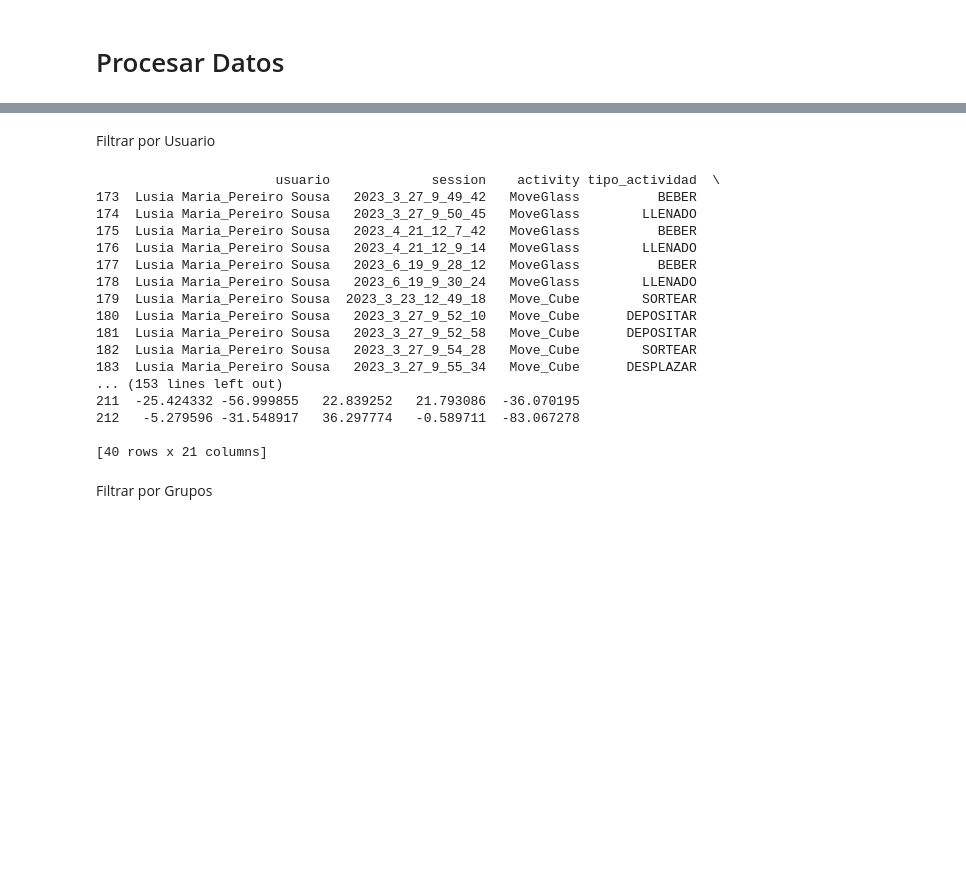
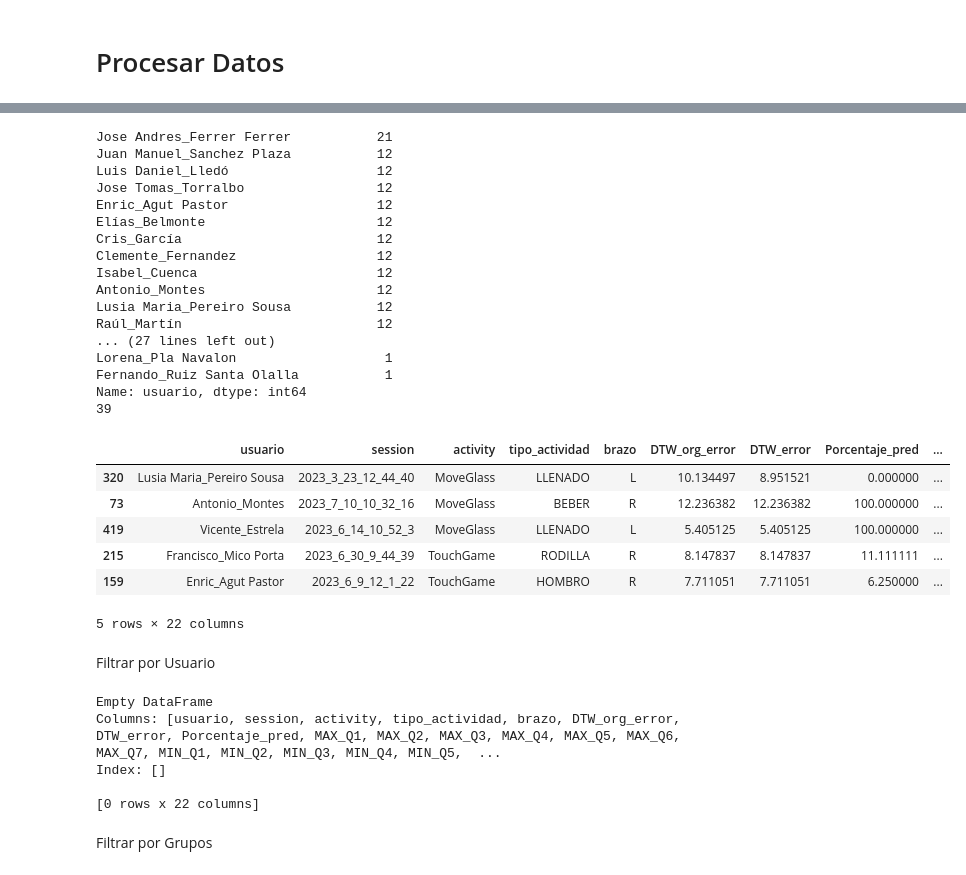
Before and after one commit to RaulMB94/rai_exp_2023_sivarita, a Jupyter notebook: rai_exp_2023_sivarita.ipynb, the cells around one changed output, grey strips where cells are left out. Saved outputs shown, nothing was run; the diff lists cells and outputs as text; code cells hidden in the pictures; blank space fills up the shorter version.

```diff
--- a/rai_exp_2023_sivarita.ipynb
+++ b/rai_exp_2023_sivarita.ipynb
@@ -141,26 +131,50 @@ df_params.sample(5)
+# %%
+#Filtrar por cantidad de actividades
+conteo_nombres = df_params['usuario'].value_counts()
+print(conteo_nombres)
+# Filtra los usuarios que se repiten más de una vez
+usuarios_a_mantener = conteo_nombres[conteo_nombres > 1].index
+print(len(usuarios_a_mantener))
+# Crea un nuevo DataFrame con solo los usuarios que se repiten más de una vez
+df_params = df_params[df_params['usuario'].isin(usuarios_a_mantener)]
+
+df_params.sample(5)
+# %% [output]
+Jose Andres_Ferrer Ferrer           21
+Juan Manuel_Sanchez Plaza           12
+Luis Daniel_Lledó                   12
+Jose Tomas_Torralbo                 12
+Enric_Agut Pastor                   12
+Elías_Belmonte                      12
+Cris_García                         12
+Clemente_Fernandez                  12
+Isabel_Cuenca                       12
+Antonio_Montes                      12
+Lusia Maria_Pereiro Sousa           12
+Raúl_Martín                         12
+... (27 lines left out)
+Lorena_Pla Navalon                   1
+Fernando_Ruiz Santa Olalla           1
+Name: usuario, dtype: int64
+39
+|  | usuario | session | activity | tipo_actividad | brazo | DTW_org_error | DTW_error | Porcentaje_pred | ... |
+| 320 | Lusia Maria_Pereiro Sousa | 2023_3_23_12_44_40 | MoveGlass | LLENADO | L | 10.134497 | 8.951521 | 0.000000 | ... |
+| 73 | Antonio_Montes | 2023_7_10_10_32_16 | MoveGlass | BEBER | R | 12.236382 | 12.236382 | 100.000000 | ... |
+| 419 | Vicente_Estrela | 2023_6_14_10_52_3 | MoveGlass | LLENADO | L | 5.405125 | 5.405125 | 100.000000 | ... |
+| 215 | Francisco_Mico Porta | 2023_6_30_9_44_39 | TouchGame | RODILLA | R | 8.147837 | 8.147837 | 11.111111 | ... |
+| 159 | Enric_Agut Pastor | 2023_6_9_12_1_22 | TouchGame | HOMBRO | R | 7.711051 | 7.711051 | 6.250000 | ... |
+5 rows × 22 columns
 # %% [markdown]
 Filtrar por Usuario
 # %%
-df_user = df_params[df_params['usuario'] == 'Lusia Maria_Pereiro Sousa']
+df_user = df_params[df_params['usuario'] == 'Maria Soledad_Miranda Rosado']
 print(df_user)
 # %% [output]
-                       usuario             session    activity tipo_actividad  \
-173  Lusia Maria_Pereiro Sousa   2023_3_27_9_49_42   MoveGlass          BEBER
-174  Lusia Maria_Pereiro Sousa   2023_3_27_9_50_45   MoveGlass        LLENADO
-175  Lusia Maria_Pereiro Sousa   2023_4_21_12_7_42   MoveGlass          BEBER
-176  Lusia Maria_Pereiro Sousa   2023_4_21_12_9_14   MoveGlass        LLENADO
-177  Lusia Maria_Pereiro Sousa   2023_6_19_9_28_12   MoveGlass          BEBER
-178  Lusia Maria_Pereiro Sousa   2023_6_19_9_30_24   MoveGlass        LLENADO
-179  Lusia Maria_Pereiro Sousa  2023_3_23_12_49_18   Move_Cube        SORTEAR
-180  Lusia Maria_Pereiro Sousa   2023_3_27_9_52_10   Move_Cube      DEPOSITAR
-181  Lusia Maria_Pereiro Sousa   2023_3_27_9_52_58   Move_Cube      DEPOSITAR
-182  Lusia Maria_Pereiro Sousa   2023_3_27_9_54_28   Move_Cube        SORTEAR
-183  Lusia Maria_Pereiro Sousa   2023_3_27_9_55_34   Move_Cube      DESPLAZAR
-... (153 lines left out)
-211  -25.424332 -56.999855   22.839252   21.793086  -36.070195
-212   -5.279596 -31.548917   36.297774   -0.589711  -83.067278
+Empty DataFrame
+Columns: [usuario, session, activity, tipo_actividad, brazo, DTW_org_error, DTW_error, Porcentaje_pred, MAX_Q1, MAX_Q2, MAX_Q3, MAX_Q4, MAX_Q5, MAX_Q6, MAX_Q7, MIN_Q1, MIN_Q2, MIN_Q3, MIN_Q4, MIN_Q5,  ...
+Index: []
 
-[40 rows x 21 columns]
+[0 rows x 22 columns]
 # %% [markdown]
 Filtrar por Grupos
 # %%
```
Also changed, not shown: parts of 25 cells of this notebook, 6 other files.
